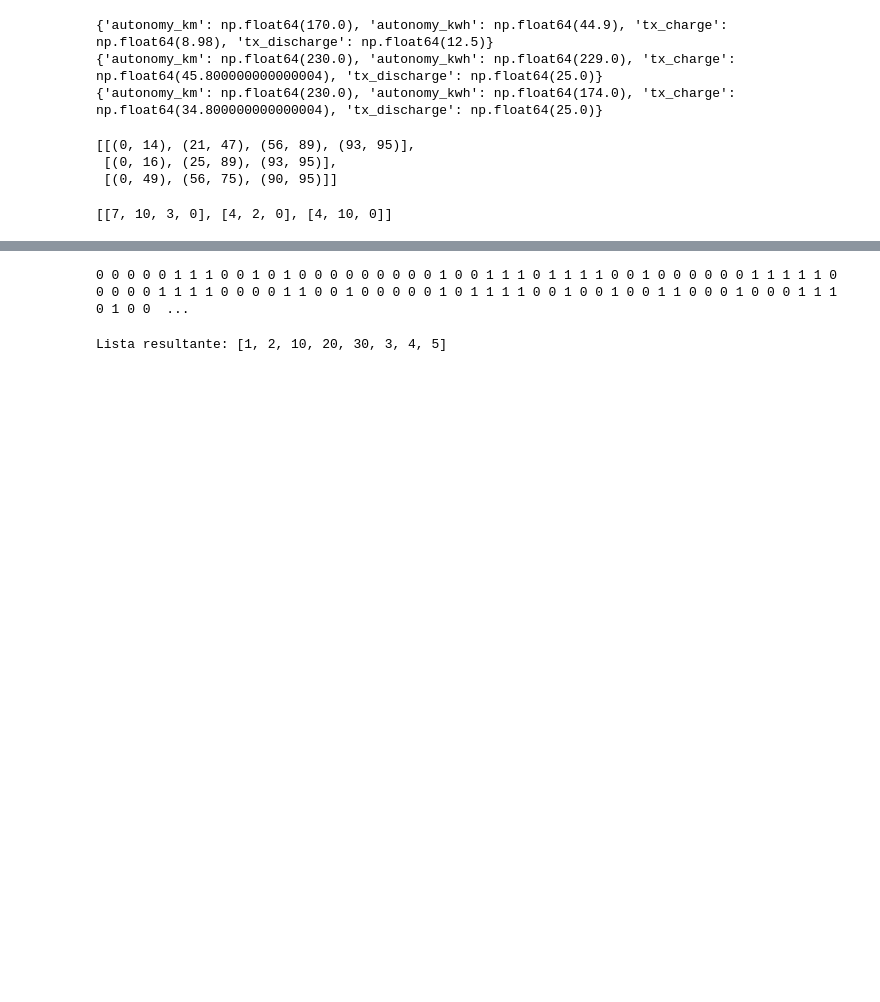
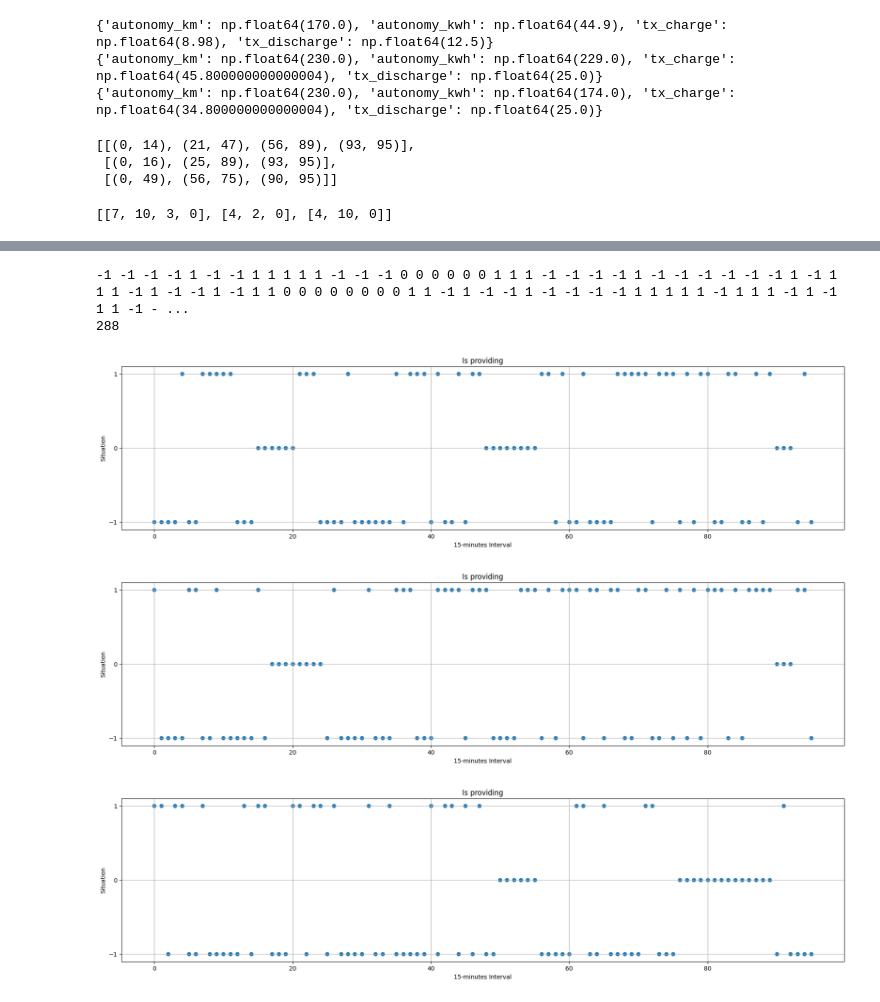
Before and after one commit to pachecowillians/grey-wolf-optimization, a Jupyter notebook: gwo_evrp.ipynb, the cells around one changed output, grey strips where cells are left out. Saved outputs shown, nothing was run; the diff lists cells and outputs as text; code cells hidden in the pictures; blank space fills up the shorter version.

Commit message:
feat: plotting car situation over time

```diff
--- a/gwo_evrp.ipynb
+++ b/gwo_evrp.ipynb
@@ -149,5 +120,5 @@ print(generate_min_charging_random_vector(10, 2))
 # %%
-position = [
+cars_state = [
     element
     for car_available_lists in [
         (
@@ -161,6 +132,6 @@ position = [
     for available_list in car_available_lists
     for element in available_list
 ]
-print(*position)
-print(len(position))
+print(*cars_state)
+print(len(cars_state))
 # %% [output]
@@ -186,32 +140,30 @@ print(len(position))
-# %%
-car_state_in_time = []
-
-for available_slots, times in zip(available_intervals.copy(), time_to_charge.copy()):
-    state_in_time = np.full(NUM_INTERVALS, -1)
-
-    for slot, time in zip(available_slots.copy(), times.copy()):
-        start, end = slot
-
-        car_state_in_time.extend(
-            generate_min_zeros_random_vector(end - start + 1, time)
-        )
-
-print(*car_state_in_time)
-# %% [output]
-0 0 0 0 0 1 1 1 0 0 1 0 1 0 0 0 0 0 0 0 0 0 1 0 0 1 1 1 0 1 1 1 1 0 0 1 0 0 0 0 0 0 1 1 1 1 1 0 0 0 0 0 1 1 1 1 0 0 0 0 1 1 0 0 1 0 0 0 0 0 1 0 1 1 1 1 0 0 1 0 0 1 0 0 1 1 0 0 0 1 0 0 0 1 1 1 0 1 0 0  ...
-# %%
-# Lista original
-original_list = [1, 2, 3, 4, 5]
-
-# Lista a ser inserida
-insert_list = [10, 20, 30]
-
-# Posição onde a lista será inserida
-position = 2
-
-# Inserindo a lista na posição especificada usando extend()
-original_list[position:position] = insert_list
-
-print("Lista resultante:", original_list)
-# %% [output]
-Lista resultante: [1, 2, 10, 20, 30, 3, 4, 5]
+# %%
+for i, car_travels in enumerate(travels):
+    for travel in car_travels:
+        start, end = travel
+        position = start + 96 * i
+        cars_state[position:position] = [0] * (end - start + 1)
+
+print(*cars_state)
+print(len(cars_state))
+# %% [output]
+-1 -1 -1 -1 1 -1 -1 1 1 1 1 1 -1 -1 -1 0 0 0 0 0 0 1 1 1 -1 -1 -1 -1 1 -1 -1 -1 -1 -1 -1 1 -1 1 1 1 -1 1 -1 -1 1 -1 1 1 0 0 0 0 0 0 0 0 1 1 -1 1 -1 -1 1 -1 -1 -1 -1 1 1 1 1 1 -1 1 1 1 -1 1 -1 1 1 -1 - ...
+288
+# %%
+def split_list(lst, chunk_size=NUM_INTERVALS):
+    return [lst[i : i + chunk_size] for i in range(0, len(lst), chunk_size)]
+# %%
+for item in split_list(cars_state):
+    plt.figure(figsize=(22, 5))
+    plt.scatter(range(len(item)), item, marker='o')
+    plt.title('Is providing')
+    plt.xlabel('15-minutes Interval')
+    plt.ylabel('Situation')
+    plt.grid(True)
+    plt.yticks([-1, 0, 1])
+    plt.ylim(-1.1, 1.1)
+    plt.show()
+# %% [output]
+[figure, added]
+[figure, added]
+[figure, added]
```
Also changed, not shown: parts of 5 cells of this notebook.
